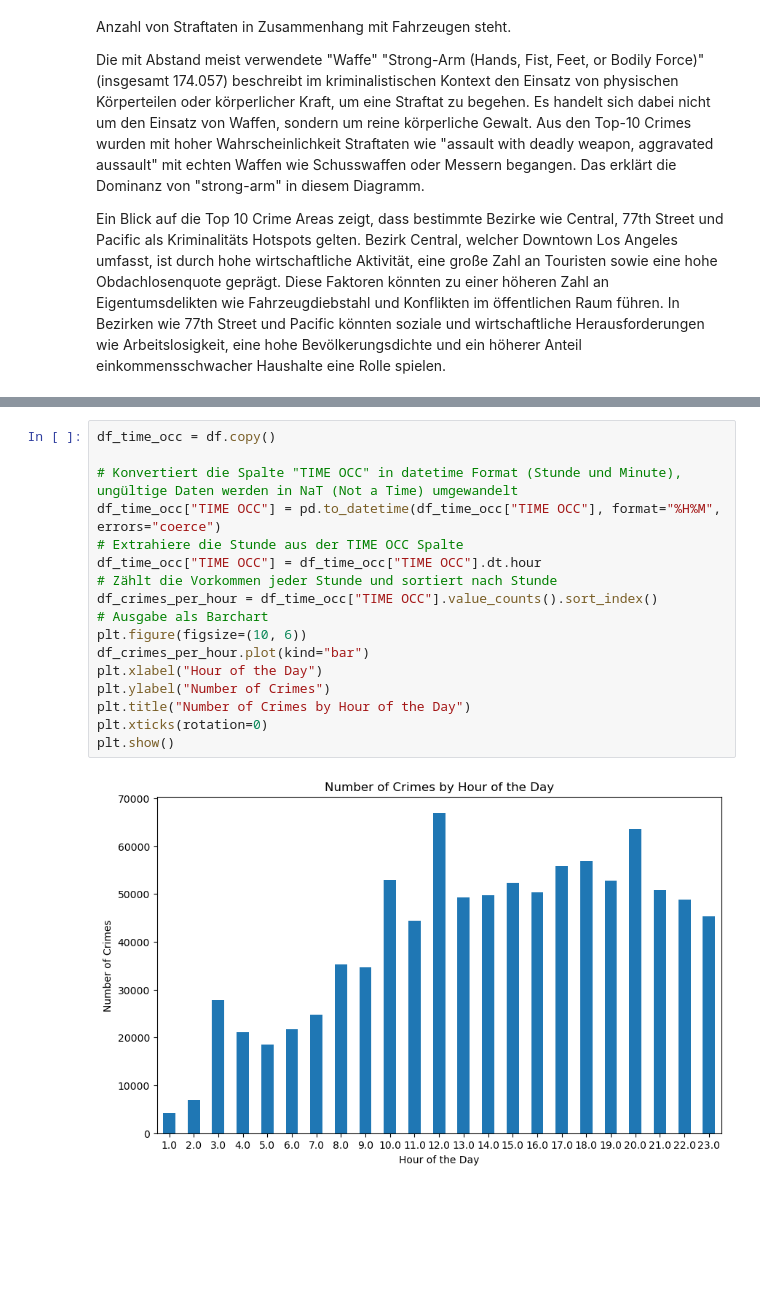
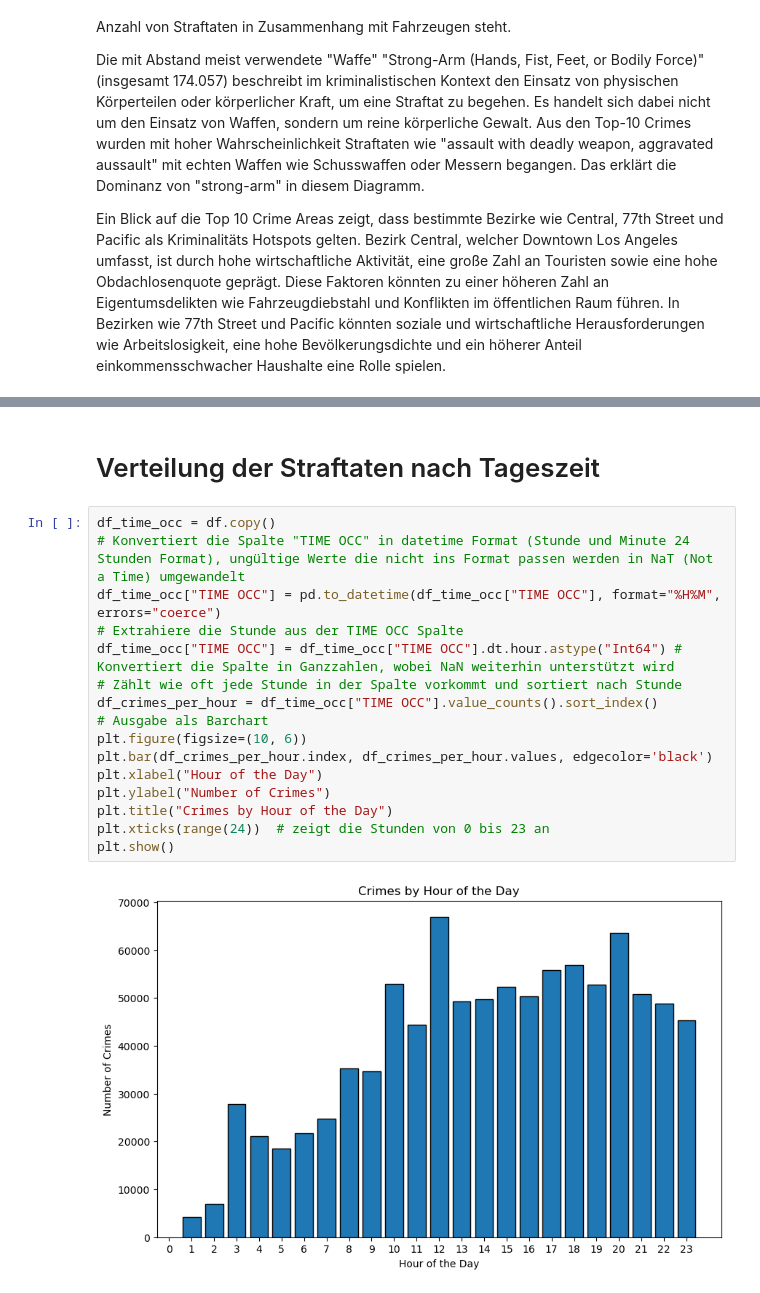
Before and after one commit to Baenji/DIP, a Jupyter notebook: crime.ipynb, the cells around one changed output, grey strips where cells are left out. Cells and saved outputs as stored; diff of their text form; blank space fills up the shorter version.

```diff
--- a/crime.ipynb
+++ b/crime.ipynb
@@ -173,19 +195,20 @@ Name: count, dtype: int64
-# %%
-df_time_occ = df.copy()
-
-# Konvertiert die Spalte "TIME OCC" in datetime Format (Stunde und Minute), ungültige Daten werden in NaT (Not a Time) umgewandelt
-df_time_occ["TIME OCC"] = pd.to_datetime(df_time_occ["TIME OCC"], format="%H%M", errors="coerce")
-# Extrahiere die Stunde aus der TIME OCC Spalte
-df_time_occ["TIME OCC"] = df_time_occ["TIME OCC"].dt.hour
-# Zählt die Vorkommen jeder Stunde und sortiert nach Stunde
-df_crimes_per_hour = df_time_occ["TIME OCC"].value_counts().sort_index()
-# Ausgabe als Barchart
-plt.figure(figsize=(10, 6))
-df_crimes_per_hour.plot(kind="bar")
-plt.xlabel("Hour of the Day")
-plt.ylabel("Number of Crimes")
-plt.title("Number of Crimes by Hour of the Day")
-plt.xticks(rotation=0)
-plt.show()
-# %% [output]
-[figure, removed]
+# %% [markdown]
+# Verteilung der Straftaten nach Tageszeit
+# %%
+df_time_occ = df.copy()
+# Konvertiert die Spalte "TIME OCC" in datetime Format (Stunde und Minute 24 Stunden Format), ungültige Werte die nicht ins Format passen werden in NaT (Not a Time) umgewandelt
+df_time_occ["TIME OCC"] = pd.to_datetime(df_time_occ["TIME OCC"], format="%H%M", errors="coerce")
+# Extrahiere die Stunde aus der TIME OCC Spalte
+df_time_occ["TIME OCC"] = df_time_occ["TIME OCC"].dt.hour.astype("Int64") # Konvertiert die Spalte in Ganzzahlen, wobei NaN weiterhin unterstützt wird
+# Zählt wie oft jede Stunde in der Spalte vorkommt und sortiert nach Stunde
+df_crimes_per_hour = df_time_occ["TIME OCC"].value_counts().sort_index()
+# Ausgabe als Barchart
+plt.figure(figsize=(10, 6))
+plt.bar(df_crimes_per_hour.index, df_crimes_per_hour.values, edgecolor='black')
+plt.xlabel("Hour of the Day")
+plt.ylabel("Number of Crimes")
+plt.title("Crimes by Hour of the Day")
+plt.xticks(range(24))  # zeigt die Stunden von 0 bis 23 an
+plt.show()
+# %% [output]
+[figure, added]
```
Also changed, not shown: parts of 32 cells of this notebook.
